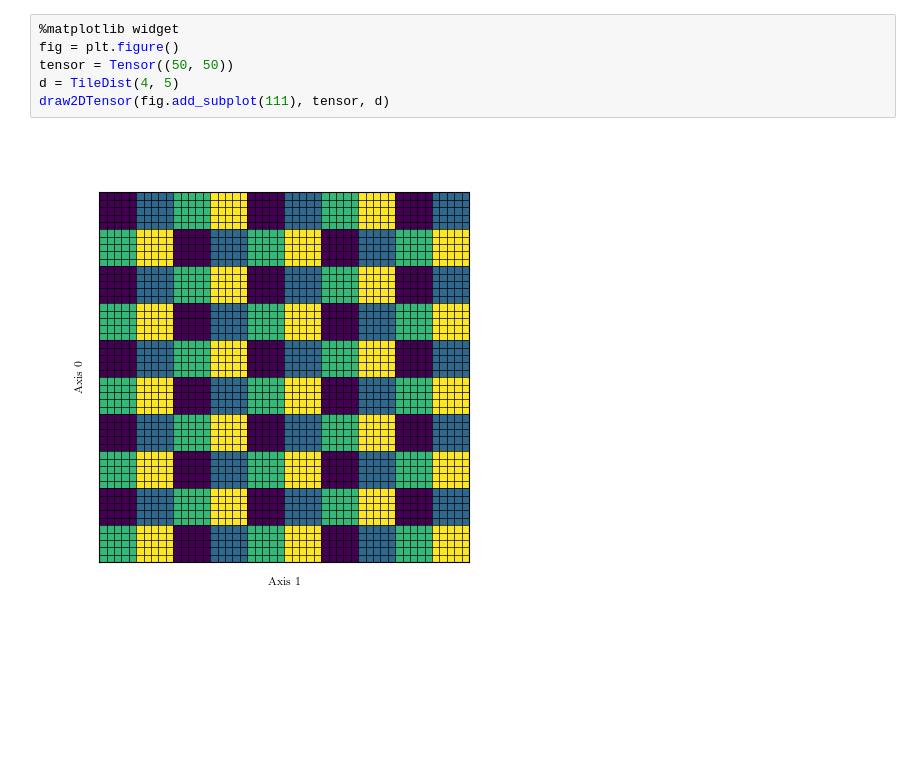
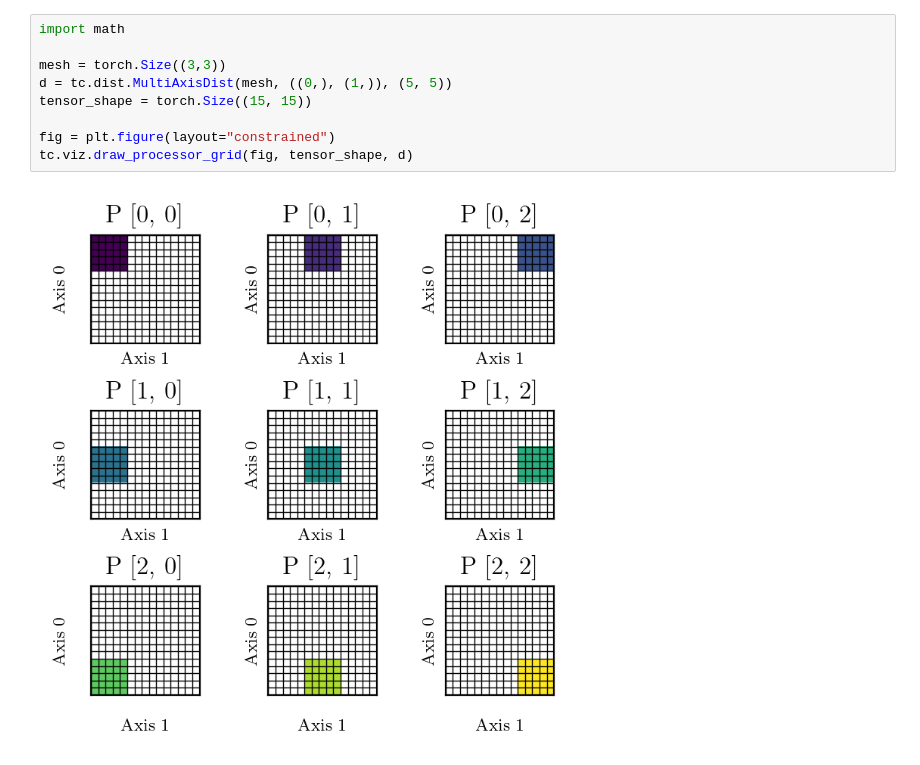
Before and after one commit to Helmholtz-AI-Energy/tensorcraft, a Jupyter notebook: notebooks/viz_basics.ipynb, the cells around one changed output. Drawn from its saved outputs; the diff is of its cells as text; blank space fills up the shorter version.

```diff
--- a/notebooks/viz_basics.ipynb
+++ b/notebooks/viz_basics.ipynb
@@ -104,8 +53,11 @@ draw2DTensor(fig.add_subplot(111), tensor, d)
-# %%
-%matplotlib widget
-fig = plt.figure()
-tensor = Tensor((50, 50))
-d = TileDist(4, 5)
-draw2DTensor(fig.add_subplot(111), tensor, d)
-# %% [output]
-[figure, removed]
+# %%
+import math
+
+mesh = torch.Size((3,3))
+d = tc.dist.MultiAxisDist(mesh, ((0,), (1,)), (5, 5))
+tensor_shape = torch.Size((15, 15))
+
+fig = plt.figure(layout="constrained")
+tc.viz.draw_processor_grid(fig, tensor_shape, d)
+# %% [output]
+[figure, added]
```
Also changed, not shown: parts of 19 cells of this notebook, 56 other files.
